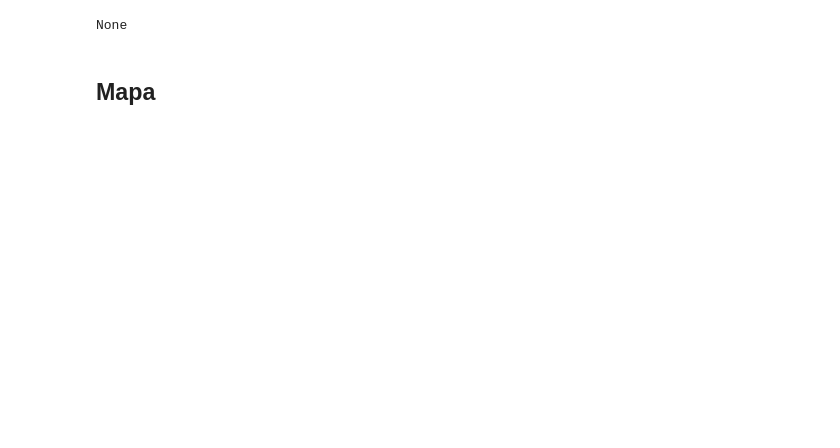
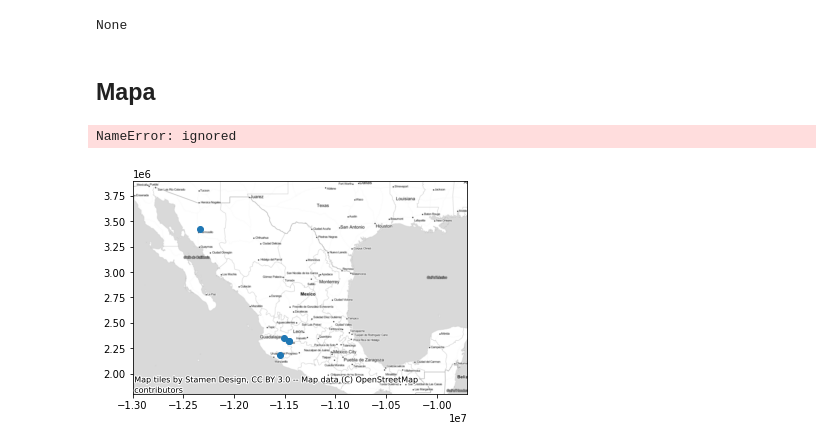
Before and after one commit to PEmurillo/extraccion_datos_twitter, a Jupyter notebook: extraccion_datos_twitter.ipynb, the cells around one changed output. Cells and saved outputs as stored; diff of their text form; code cells hidden in the pictures; blank space fills up the shorter version.

```diff
--- a/extraccion_datos_twitter.ipynb
+++ b/extraccion_datos_twitter.ipynb
@@ -111,12 +149,29 @@ None
 ## Mapa
 # %%
 query = "atropellado"
-limit = 5
 points = []
-for tweet in twitter.TwitterSearchScraper(query).get_items():
+for i, tweet in enumerate(twitter.TwitterSearchScraper(query).get_items()):
     try:
-        coords = geoparceMX(tweet.content)
+        if len(points) == 5:
+              break
+        coords = geoparseMX(tweet.content)
         if coords != None:
+            print(len(Points))
             points.append(coords)
     except:
         continue
+# %%
+points
+# %% [output]
+NameError: ignored
+# %%
+def mapplot(list_points):
+    """Points to Map"""
+    geometry_points = [Point(x,y) for x, y in list_points]
+    geodf = GeoDataFrame(geometry_points, crs="EPSG:4326", geometry=0)
+    CRS_df = geodf.to_crs(epsg=3857)
+    ax = CRS_df.plot()
+    # we are using an extent around Mexico for the examples
+    ax.axis((-13000000, -9700000, 1800000, 3900000))
+    ctx.add_basemap(ax, source=ctx.providers.Stamen.TonerLite)
+    plt.show()
@@ -123,2 +183,4 @@ for tweet in twitter.TwitterSearchScraper(query).get_items():
 # %%
-print(points)
+mapplot(points)
+# %% [output]
+[figure, added]
```
Also changed, not shown: parts of 8 cells of this notebook.
